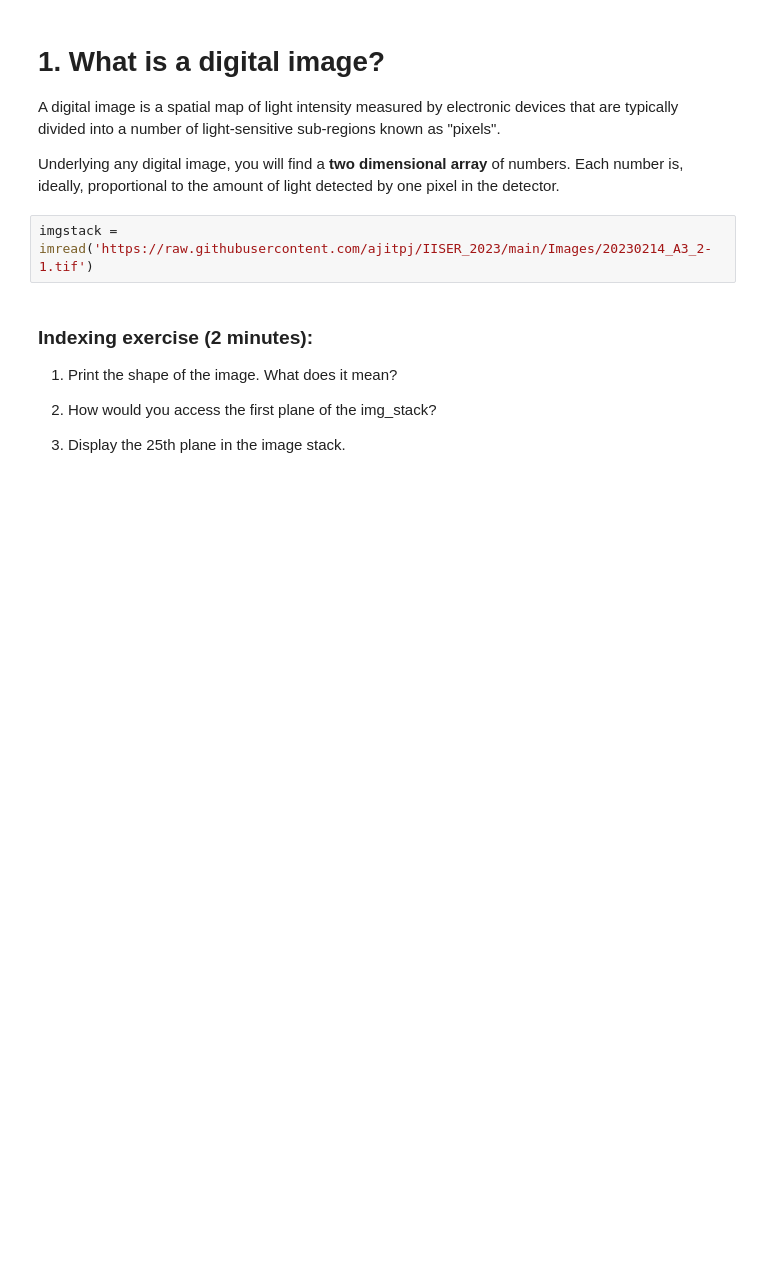
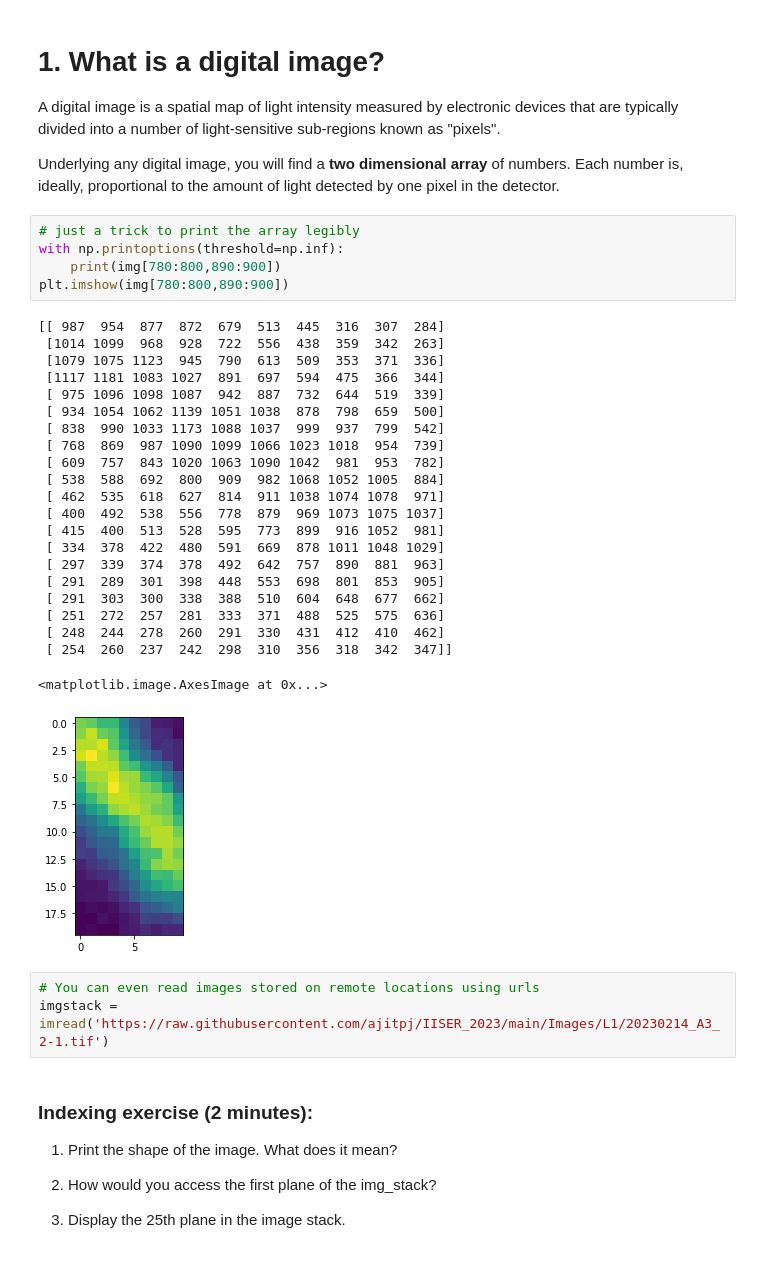
Before and after one commit to ajitpj/IISER_2023, a Jupyter notebook: Lecture1_workingwithimages.ipynb, the cells around one changed output. Drawn from its saved outputs; the diff is of its cells as text; blank space fills up the shorter version.

```diff
--- a/Lecture1_workingwithimages.ipynb
+++ b/Lecture1_workingwithimages.ipynb
@@ -59,8 +58,37 @@ print("Shape of the image is: ", img.shape)
 A digital image is a spatial map of light intensity measured by electronic devices that are typically divided into a number of light-sensitive sub-regions known as "pixels".
 
 Underlying any digital image, you will find a **two dimensional array** of numbers. Each number is, ideally, proportional to the amount of light detected by one pixel in the detector.
+# %%
+# just a trick to print the array legibly
+with np.printoptions(threshold=np.inf):
+    print(img[780:800,890:900])
+plt.imshow(img[780:800,890:900])
+# %% [output]
+[[ 987  954  877  872  679  513  445  316  307  284]
+ [1014 1099  968  928  722  556  438  359  342  263]
+ [1079 1075 1123  945  790  613  509  353  371  336]
+ [1117 1181 1083 1027  891  697  594  475  366  344]
+ [ 975 1096 1098 1087  942  887  732  644  519  339]
+ [ 934 1054 1062 1139 1051 1038  878  798  659  500]
+ [ 838  990 1033 1173 1088 1037  999  937  799  542]
+ [ 768  869  987 1090 1099 1066 1023 1018  954  739]
+ [ 609  757  843 1020 1063 1090 1042  981  953  782]
+ [ 538  588  692  800  909  982 1068 1052 1005  884]
+ [ 462  535  618  627  814  911 1038 1074 1078  971]
+ [ 400  492  538  556  778  879  969 1073 1075 1037]
+ [ 415  400  513  528  595  773  899  916 1052  981]
+ [ 334  378  422  480  591  669  878 1011 1048 1029]
+ [ 297  339  374  378  492  642  757  890  881  963]
+ [ 291  289  301  398  448  553  698  801  853  905]
+ [ 291  303  300  338  388  510  604  648  677  662]
+ [ 251  272  257  281  333  371  488  525  575  636]
+ [ 248  244  278  260  291  330  431  412  410  462]
+ [ 254  260  237  242  298  310  356  318  342  347]]
+<matplotlib.image.AxesImage at 0x...>
+[figure, added]
 # %%
-imgstack = imread('https://raw.githubusercontent.com/ajitpj/IISER_2023/main/Images/20230214_A3_2-1.tif')
+# You can even read images stored on remote locations using urls
+imgstack = imread('https://raw.githubusercontent.com/ajitpj/IISER_2023/main/Images/L1/20230214_A3_2-1.tif')
 # %% [markdown]
 ### Indexing exercise (2 minutes):
 1. Print the shape of the image. What does it mean?
```
Also changed, not shown: parts of 21 cells of this notebook, 2 other files.
